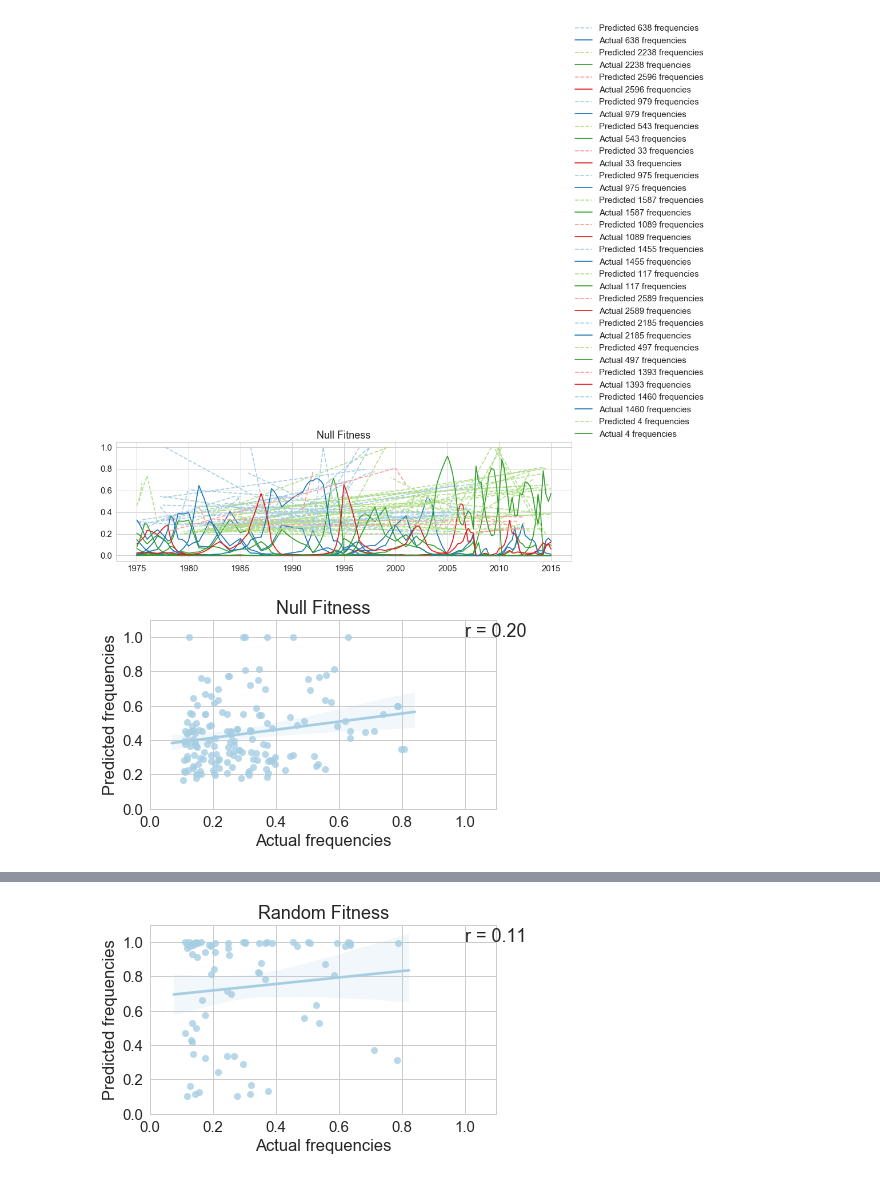
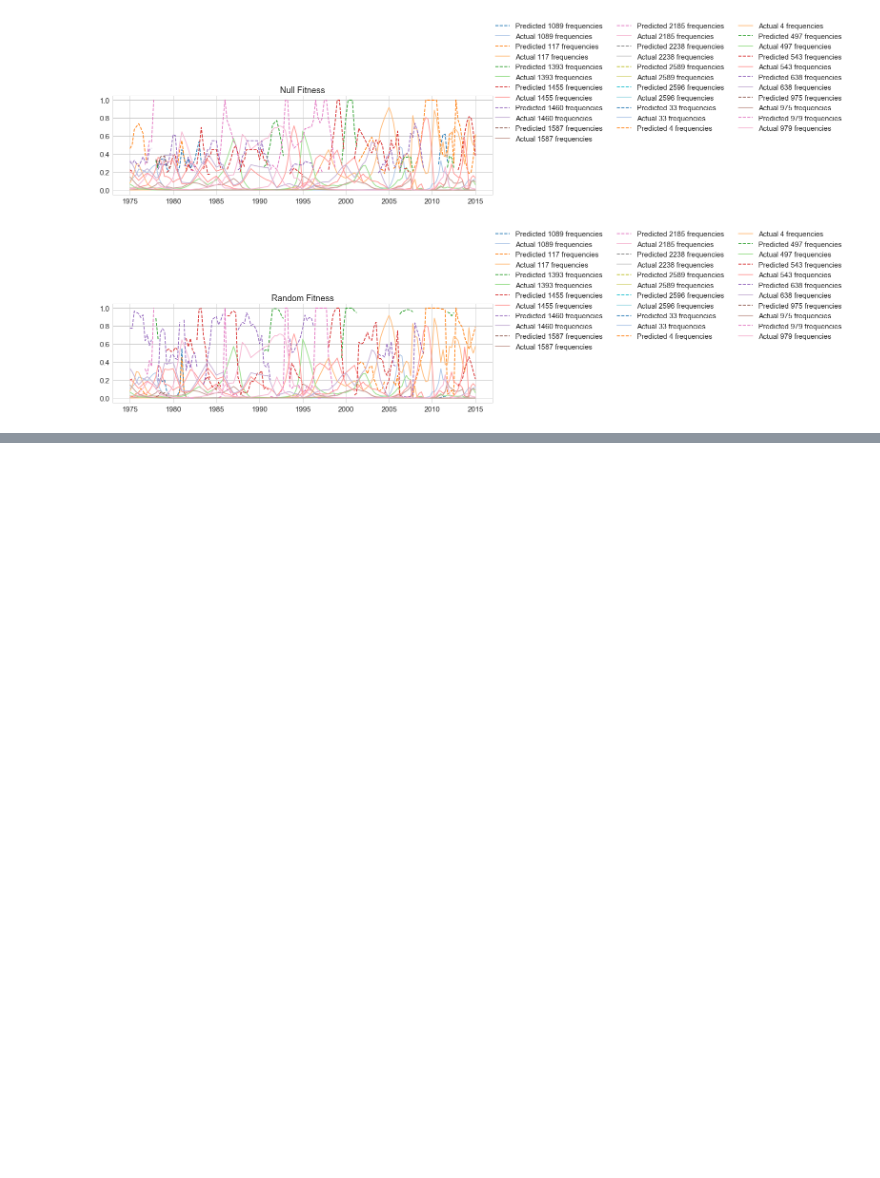
Before and after one commit to blab/dengue-antigenic-dynamics, a Jupyter notebook: scripts/frequencies/fitness_to_frequencies.ipynb, the cells around one changed output, grey strips where cells are left out. Drawn from its saved outputs; the diff is of its cells as text; code cells hidden in the pictures; blank space fills up the shorter version.

Commit message:
Fix indexing bug, update plots

```diff
--- a/scripts/frequencies/fitness_to_frequencies.ipynb
+++ b/scripts/frequencies/fitness_to_frequencies.ipynb
@@ -9,7 +9,8 @@ from pprint import pprint
 import matplotlib.pyplot as plt
 import seaborn as sns
 %matplotlib inline
-sns.set(style='whitegrid', font_scale=1.5, palette='Paired')
+sns.set(style='whitegrid', font_scale=1.5)
+sns.set_palette('tab20', n_colors=20)
 # %%
 ######  CONFIG; EDIT ME  #####
 date_range = (1970., 2015.) # informative date range
@@ -106,11 +107,14 @@ def rolling_prediction(i, fitness=fitness, all_frequencies=all_frequencies,
     initial_fitnesses = fitness[i]
     initial_frequencies = all_frequencies[i]
     initial_timepoints = timepoints[: -1*tp_forward]
+    predicted_timepoints = timepoints[tp_forward:]
 
-    predicted_frequencies = { t+years_forward : predict_timepoint(initial_frequencies[t],
-                                                                  initial_fitnesses[t],
-                                                                  years_forward)
-                            for t in initial_timepoints}
+    predicted_frequencies = { pred_t : predict_timepoint(initial_frequencies[init_t],
+                                                         initial_fitnesses[init_t],
+                                                         years_forward)
+                            for (init_t, pred_t)
+                            in zip(initial_timepoints, predicted_timepoints) }
+
     return predicted_frequencies
 
 
@@ -123,10 +127,10 @@ def normalize_rolling_prediction(cocirculating_clades=genotype_clades, fitness=f
     Normalize these predicted frequencies so that they sum to 1. at each timepoint
     '''
 
-    all_predicted_frequencies = { i : rolling_prediction(i, fitness, frequencies,
+    all_predicted_frequencies = pd.DataFrame({ i : rolling_prediction(i, fitness, frequencies,
                                                              timepoints, tp_forward,
                                                              years_forward)
-                                for i in cocirculating_clades }
+                                for i in cocirculating_clades })
 
     normalized_predicted_frequencies = normalize_frequencies_by_timepoint(all_predicted_frequencies)
     return normalized_predicted_frequencies
@@ -161,40 +165,39 @@ def test_rolling_predictions(predicted_frequencies, actual_frequencies, title=No
     ax=sns.regplot(actual[mask], predicted[mask])
     ax.set_xlabel('Actual frequencies')#, X(t+%d)/X(t)'%years_forward)
     ax.set_ylabel('Predicted frequencies')#, X(t+%d)/X(t)'%years_forward)
     ax.set_xlim(0,1.1)
     ax.set_ylim(0,1.1)
     ax.text(1,1,'r = %.2f'%fit[2], )
     if title:
         ax.set_title(title)
     plt.tight_layout()
     plt.show()
 
 def plot_rolling_frequencies(predicted_frequencies, all_frequencies, title=None):
     '''
     Plot the predicted frequency of each clade over time (predicted on a rolling basis, based on fitness at t-years_forward)
     Plot the actual frequency of each clade over time to compare.
     '''
 
     fig, ax = plt.subplots(1,1,figsize=(12,4))
 
-    for clade, predicted_freqs in predicted_frequencies.items():
-        predicted_date_range = (min(predicted_freqs.keys()), max(predicted_freqs.keys()))
-        x,y = zip(*predicted_freqs.items())
-        ax.plot(x,y, linestyle='--', label='Predicted %s frequencies'%clade)
+    for clade, predicted_freqs in predicted_frequencies.iteritems():
+        date_min, date_max = predicted_freqs.index.min(), predicted_freqs.index.max()
+        ax.plot(predicted_freqs.index.values,predicted_freqs.values, linestyle='--', label='Predicted %s frequencies'%clade)
 
-        actual_frequencies = all_frequencies[clade][predicted_date_range[0] : predicted_date_range[1]]
+        actual_frequencies = all_frequencies[clade][date_min:date_max]
         ax.plot(actual_frequencies.index.values, actual_frequencies.values, label='Actual %s frequencies'%clade)
 
     if title:
         ax.set_title(title)
-    plt.legend(loc=(1,1))
+    plt.legend(loc=(1,.5), ncol=3)
     plt.tight_layout()
     plt.show()
 
 plot_rolling_frequencies(null_rolling_predictions, all_frequencies, 'Null Fitness')
-test_rolling_predictions(null_rolling_predictions, all_frequencies, 'Null Fitness')
+# test_rolling_predictions(null_rolling_predictions, all_frequencies, 'Null Fitness')
 plot_rolling_frequencies(random_rolling_predictions, all_frequencies, 'Random Fitness')
-test_rolling_predictions(random_rolling_predictions, all_frequencies, title='Random Fitness')
+# test_rolling_predictions(random_rolling_predictions, all_frequencies, title='Random Fitness')
 # %% [output]
-[figure, old version]
+[figure, new version]
-[figure, old version]
+[figure, new version]
@@ -202,4 +204,3 @@ test_rolling_predictions(random_rolling_predictions, all_frequencies, title='Ran
-[figure, removed]
 # %%
 def predict_trajectory(i, initial_timepoint, tppy, tp_forward, fitness_vals, initial_frequencies):
     '''
```
Also changed, not shown: parts of 3 cells of this notebook, 1 other file.
